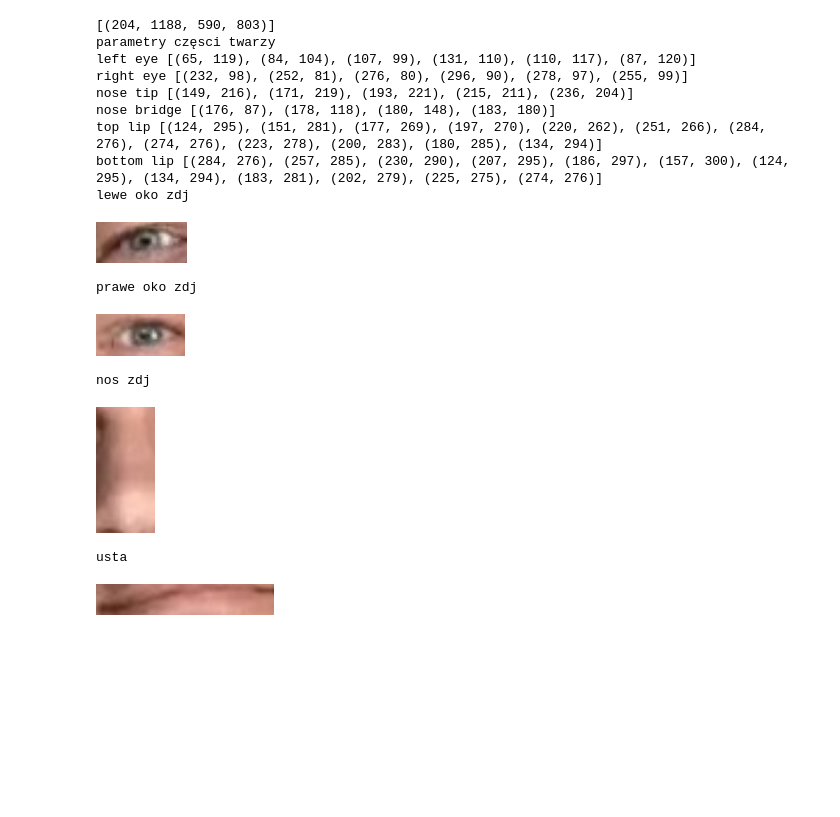
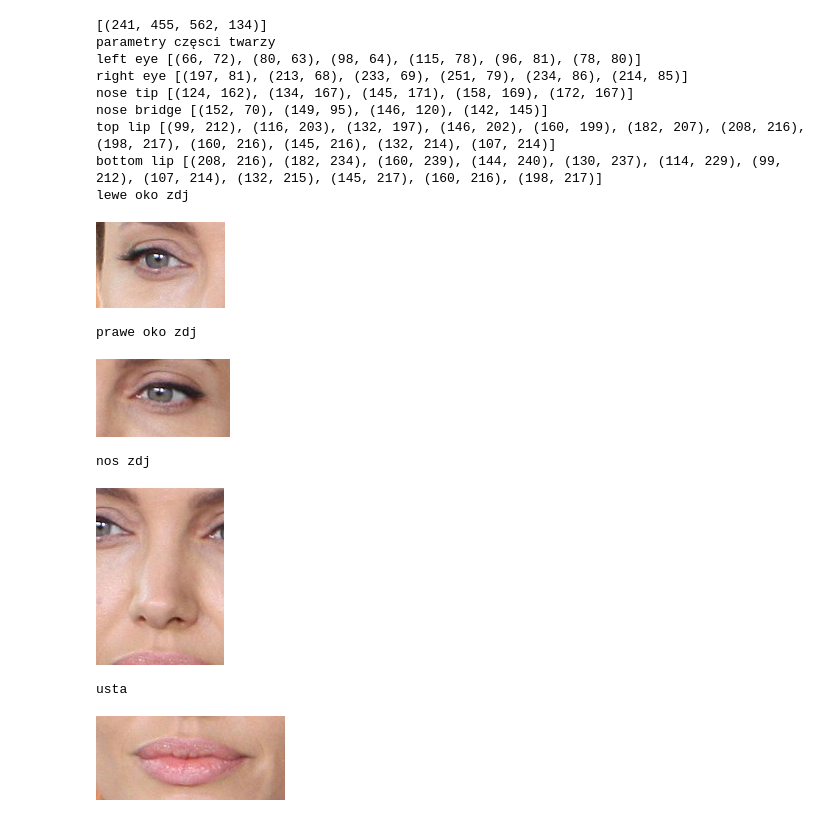
Before and after one commit to jowczar/Politechnika-Lodzka-Przetwarzanie-sygnalow-i-obrazow, a Jupyter notebook: main.ipynb, the cells around one changed output. Drawn from its saved outputs; the diff is of its cells as text; code cells hidden in the pictures; blank space fills up the shorter version.

Commit message:
Add more padding to feature images

```diff
--- a/main.ipynb
+++ b/main.ipynb
@@ -6,9 +6,9 @@ from PIL import Image, ImageDraw
 import os
 
 cwd = os.getcwd()
-inputDir = cwd + "/inputs"
+inputDir = cwd + "/input"
 
-image = face_recognition.load_image_file(inputDir + "/john_cenax.jpg")
+image = face_recognition.load_image_file(inputDir + "/angelina_jolie/angela.jpg")
 face_locations = face_recognition.face_locations(image)
 print(face_locations)
 for face_location in face_locations:
@@ -29,52 +29,53 @@ for face_landmarks in face_landmarks_list:
     print('top lip', face_landmarks['top_lip']) #12
     print('bottom lip', face_landmarks['bottom_lip']) #12
 
+# encoding -> czy jestesmy w stanie porownac oko z okiem i sensownie to pokazać
 
-
+padding = 40
 # lewe oko
 print("lewe oko zdj")
 # area = (43, 63, 113, 114) # 1: 58, 93 | 4: 103, 94 => 1: -15, -30 | 4: +10, +20
-area = (face_landmarks['left_eye'][0][0]-15, face_landmarks['left_eye'][0][1]-30, face_landmarks['left_eye'][3][0]+10,face_landmarks['left_eye'][3][1]+20)
+area = (face_landmarks['left_eye'][0][0]-padding, face_landmarks['left_eye'][0][1]-padding, face_landmarks['left_eye'][3][0]+padding,face_landmarks['left_eye'][3][1]+padding)
 crop_img = pil_face_image.crop(area)
 display(crop_img)
 
 # prawe oko
 print("prawe oko zdj")
 # area = (153, 60, 223, 105) # 1: 168, 90 | 4: 213, 85
-area = (face_landmarks['right_eye'][0][0]-15, face_landmarks['right_eye'][0][1]-30, face_landmarks['right_eye'][3][0]+10,face_landmarks['right_eye'][3][1]+20)
+area = (face_landmarks['right_eye'][0][0]-padding, face_landmarks['right_eye'][0][1]-padding, face_landmarks['right_eye'][3][0]+padding,face_landmarks['right_eye'][3][1]+padding)
 crop_img = pil_face_image.crop(area)
 display(crop_img)
 
 # nos
 print("nos zdj")
 # area = (153, 60, 223, 105) # 1: 168, 90 | 4: 213, 85
-area = (face_landmarks['nose_bridge'][0][0]-25, face_landmarks['nose_bridge'][0][1]-10, face_landmarks['nose_bridge'][3][0]+27,face_landmarks['nose_bridge'][3][1]+23)
+area = (face_landmarks['nose_tip'][0][0]-padding, face_landmarks['nose_bridge'][0][1]-padding, face_landmarks['nose_tip'][-1][0]+padding,face_landmarks['nose_tip'][-1][1]+padding)
 crop_img = pil_face_image.crop(area)
 display(crop_img)
 
 # usta
 print("usta")
 # area = (153, 60, 223, 105) # 1: 168, 90 | 4: 213, 85
-area = (face_landmarks['top_lip'][0][0]-10, face_landmarks['top_lip'][0][1]-25, face_landmarks['top_lip'][6][0]+8,face_landmarks['top_lip'][6][1]+25)
+area = (face_landmarks['top_lip'][0][0]-padding, face_landmarks['top_lip'][0][1]-padding, face_landmarks['top_lip'][6][0]+padding,face_landmarks['top_lip'][6][1]+padding)
 crop_img = pil_face_image.crop(area)
 display(crop_img)
 # %% [output]
-[(204, 1188, 590, 803)]
+[(241, 455, 562, 134)]
 parametry częsci twarzy
-left eye [(65, 119), (84, 104), (107, 99), (131, 110), (110, 117), (87, 120)]
-right eye [(232, 98), (252, 81), (276, 80), (296, 90), (278, 97), (255, 99)]
-nose tip [(149, 216), (171, 219), (193, 221), (215, 211), (236, 204)]
-nose bridge [(176, 87), (178, 118), (180, 148), (183, 180)]
-top lip [(124, 295), (151, 281), (177, 269), (197, 270), (220, 262), (251, 266), (284, 276), (274, 276), (223, 278), (200, 283), (180, 285), (134, 294)]
-bottom lip [(284, 276), (257, 285), (230, 290), (207, 295), (186, 297), (157, 300), (124, 295), (134, 294), (183, 281), (202, 279), (225, 275), (274, 276)]
+left eye [(66, 72), (80, 63), (98, 64), (115, 78), (96, 81), (78, 80)]
+right eye [(197, 81), (213, 68), (233, 69), (251, 79), (234, 86), (214, 85)]
+nose tip [(124, 162), (134, 167), (145, 171), (158, 169), (172, 167)]
+nose bridge [(152, 70), (149, 95), (146, 120), (142, 145)]
+top lip [(99, 212), (116, 203), (132, 197), (146, 202), (160, 199), (182, 207), (208, 216), (198, 217), (160, 216), (145, 216), (132, 214), (107, 214)]
+bottom lip [(208, 216), (182, 234), (160, 239), (144, 240), (130, 237), (114, 229), (99, 212), (107, 214), (132, 215), (145, 217), (160, 216), (198, 217)]
 lewe oko zdj
-[figure, old version]
+[figure, new version]
 prawe oko zdj
-[figure, old version]
+[figure, new version]
 nos zdj
-[figure, old version]
+[figure, new version]
 usta
-[figure, old version]
+[figure, new version]
 # %%
 from PIL import Image, ImageDraw
 import face_recognition
```
Also changed, not shown: parts of 1 cell of this notebook, 22 other files.
